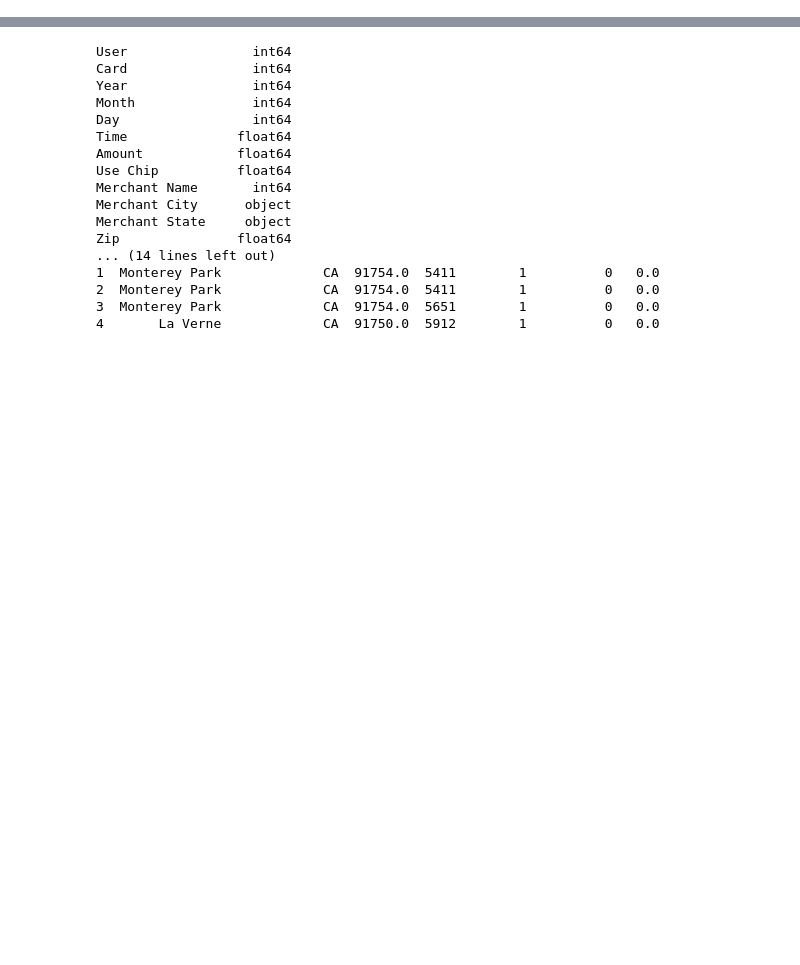
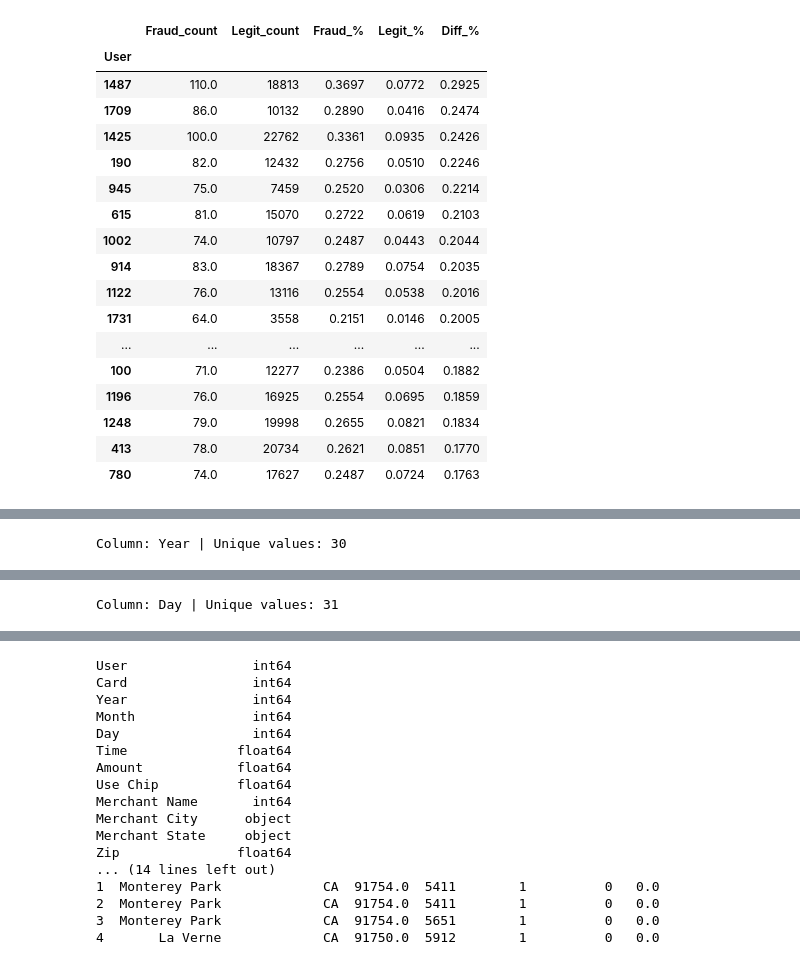
Before and after one commit to sriman-216/Fraud_Analytics, a Jupyter notebook: user_behavioural/Gemini_loop.ipynb, the cells around one changed output, grey strips where cells are left out. Cells and saved outputs as stored; diff of their text form; code cells hidden in the pictures; blank space fills up the shorter version.

```diff
--- a/user_behavioural/Gemini_loop.ipynb
+++ b/user_behavioural/Gemini_loop.ipynb
@@ -44,0 +80,8 @@ df = pd.read_csv(DATA_PATH)
+# %%
+# Fraud = 1, Legit = 0
+
+df_fraud = df[df["Is Fraud?"] == "Yes"].copy()
+df_legit = df[df["Is Fraud?"] == "No"].copy()
+
+print("Fraud shape:", df_fraud.shape)
+print("Legit shape:", df_legit.shape)
@@ -44,0 +91,52 @@ df = pd.read_csv(DATA_PATH)
+# %%
+MIN_UNIQUE_VALUES = 20
+TOP_N = 20
+
+print("\n" + "=" * 60)
+print("FREQUENCY COMPARISON (FRAUD vs LEGIT)")
+print("=" * 60)
+
+frequency_tables = {}
+
+for col in df_fraud.columns:
+
+    # Replace NaN with label
+    fraud_series = df_fraud[col].where(df_fraud[col].notna(), "<MISSING>")
+    legit_series = df_legit[col].where(df_legit[col].notna(), "<MISSING>")
+
+    fraud_freq = fraud_series.value_counts(dropna=False)
+    legit_freq = legit_series.value_counts(dropna=False)
+
+    combined = pd.concat(
+        [
+            fraud_freq.rename("Fraud_count"),
+            legit_freq.rename("Legit_count")
+        ],
+        axis=1
+    ).fillna(0)
+
+    total_fraud = len(df_fraud)
+    total_legit = len(df_legit)
+
+    combined["Fraud_%"] = (combined["Fraud_count"] / total_fraud * 100).round(4)
+    combined["Legit_%"] = (combined["Legit_count"] / total_legit * 100).round(4)
+
+    # Add difference column (VERY IMPORTANT for insights)
+    combined["Diff_%"] = (combined["Fraud_%"] - combined["Legit_%"]).round(4)
+
+    # Sort by strongest fraud signal
+    combined = combined.sort_values(by="Diff_%", ascending=False)
+
+    # Skip high-cardinality columns (too noisy)
+    # if len(combined) > 1000:
+    #     print(f"\nSkipping Column: {col} (High Cardinality: {len(combined)})")
+    #     continue
+
+    frequency_tables[col] = combined
+
+    print(f"\nColumn: {col} | Unique values: {len(combined)}")
+    display(combined.head(TOP_N))
+
+    if len(combined) > TOP_N:
+        print(f"Showing top {TOP_N} rows out of {len(combined)}. Full table in frequency_tables['{col}']")
+# %% [output]
@@ -44,0 +148,18 @@ df = pd.read_csv(DATA_PATH)
+|  | Fraud_count | Legit_count | Fraud_% | Legit_% | Diff_% |
+| User |  |  |  |  |  |
+| 1487 | 110.0 | 18813 | 0.3697 | 0.0772 | 0.2925 |
+| 1709 | 86.0 | 10132 | 0.2890 | 0.0416 | 0.2474 |
+| 1425 | 100.0 | 22762 | 0.3361 | 0.0935 | 0.2426 |
+| 190 | 82.0 | 12432 | 0.2756 | 0.0510 | 0.2246 |
+| 945 | 75.0 | 7459 | 0.2520 | 0.0306 | 0.2214 |
+| 615 | 81.0 | 15070 | 0.2722 | 0.0619 | 0.2103 |
+| 1002 | 74.0 | 10797 | 0.2487 | 0.0443 | 0.2044 |
+| 914 | 83.0 | 18367 | 0.2789 | 0.0754 | 0.2035 |
+| 1122 | 76.0 | 13116 | 0.2554 | 0.0538 | 0.2016 |
+| 1731 | 64.0 | 3558 | 0.2151 | 0.0146 | 0.2005 |
+| ... | ... | ... | ... | ... | ... |
+| 100 | 71.0 | 12277 | 0.2386 | 0.0504 | 0.1882 |
+| 1196 | 76.0 | 16925 | 0.2554 | 0.0695 | 0.1859 |
+| 1248 | 79.0 | 19998 | 0.2655 | 0.0821 | 0.1834 |
+| 413 | 78.0 | 20734 | 0.2621 | 0.0851 | 0.1770 |
+| 780 | 74.0 | 17627 | 0.2487 | 0.0724 | 0.1763 |
@@ -44,0 +180 @@ df = pd.read_csv(DATA_PATH)
+Column: Year | Unique values: 30
@@ -44,0 +216 @@ df = pd.read_csv(DATA_PATH)
+Column: Day | Unique values: 31
```
Also changed, not shown: parts of 7 cells of this notebook, 7 other files.
